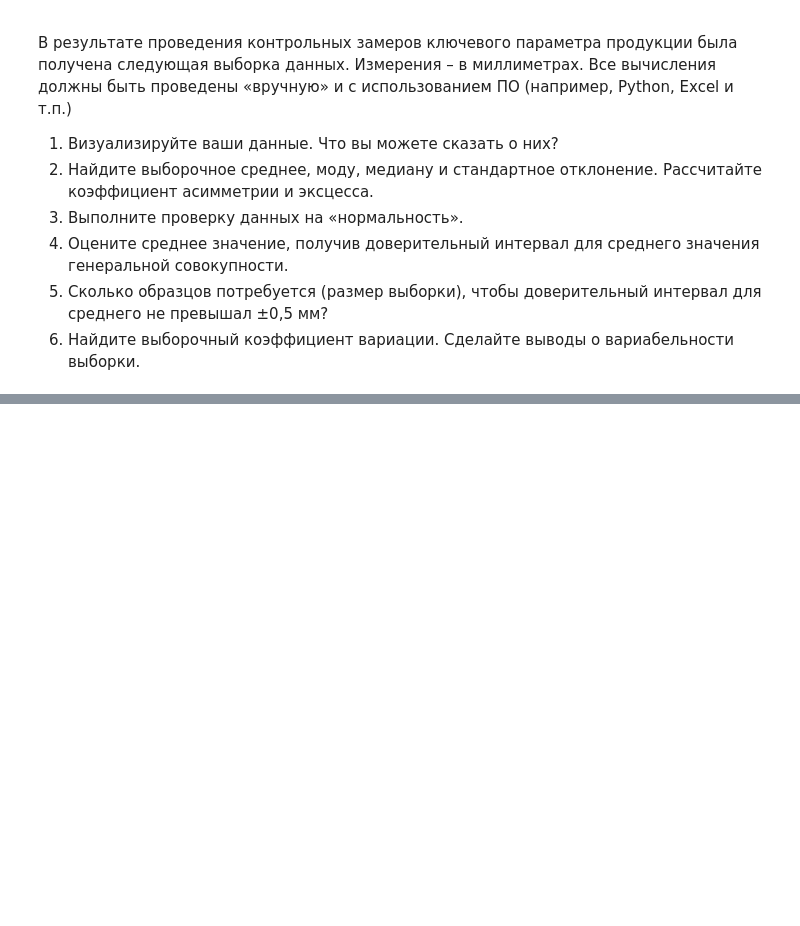
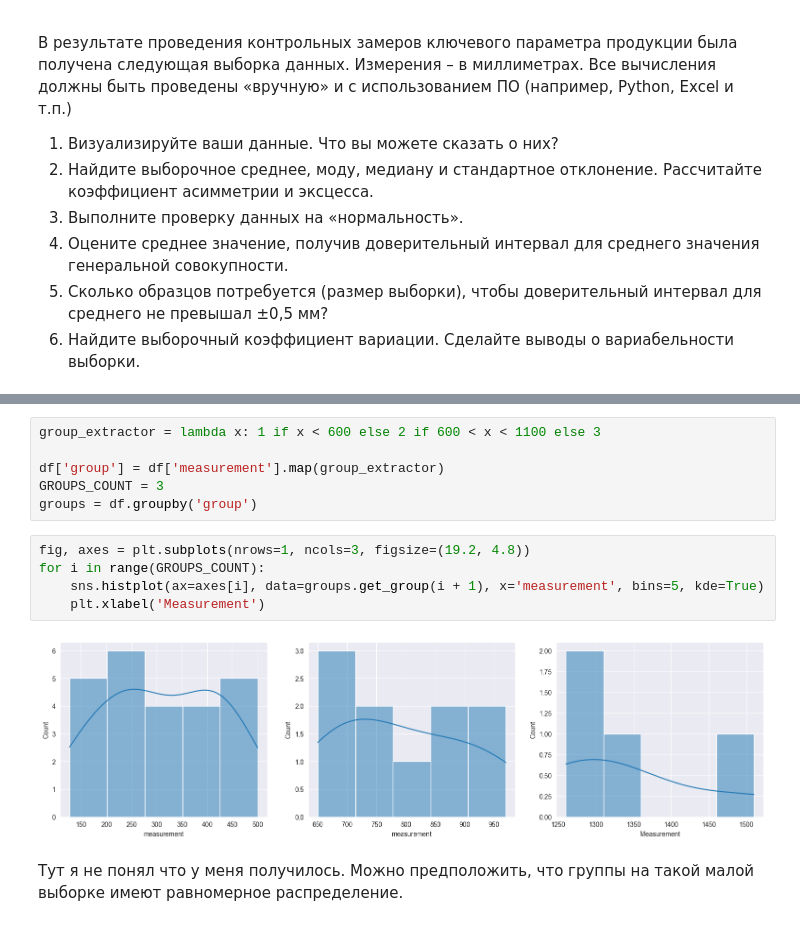
Before and after one commit to Hjklvfr/DataAnalysisMethods, a Jupyter notebook: notebooks/lab1.ipynb, the cells around one changed output, grey strips where cells are left out. Cells and saved outputs as stored; diff of their text form; blank space fills up the shorter version.

```diff
--- a/notebooks/lab1.ipynb
+++ b/notebooks/lab1.ipynb
@@ -18,0 +47,15 @@ bar
+# %%
+group_extractor = lambda x: 1 if x < 600 else 2 if 600 < x < 1100 else 3
+
+df['group'] = df['measurement'].map(group_extractor)
+GROUPS_COUNT = 3
+groups = df.groupby('group')
+# %%
+fig, axes = plt.subplots(nrows=1, ncols=3, figsize=(19.2, 4.8))
+for i in range(GROUPS_COUNT):
+    sns.histplot(ax=axes[i], data=groups.get_group(i + 1), x='measurement', bins=5, kde=True)
+    plt.xlabel('Measurement')
+# %% [output]
+[figure, added]
+# %% [markdown]
+Тут я не понял что у меня получилось. Можно предположить, что группы на такой малой выборке имеют равномерное распределение.
```
Also changed, not shown: parts of 36 cells of this notebook, 9 other files.
